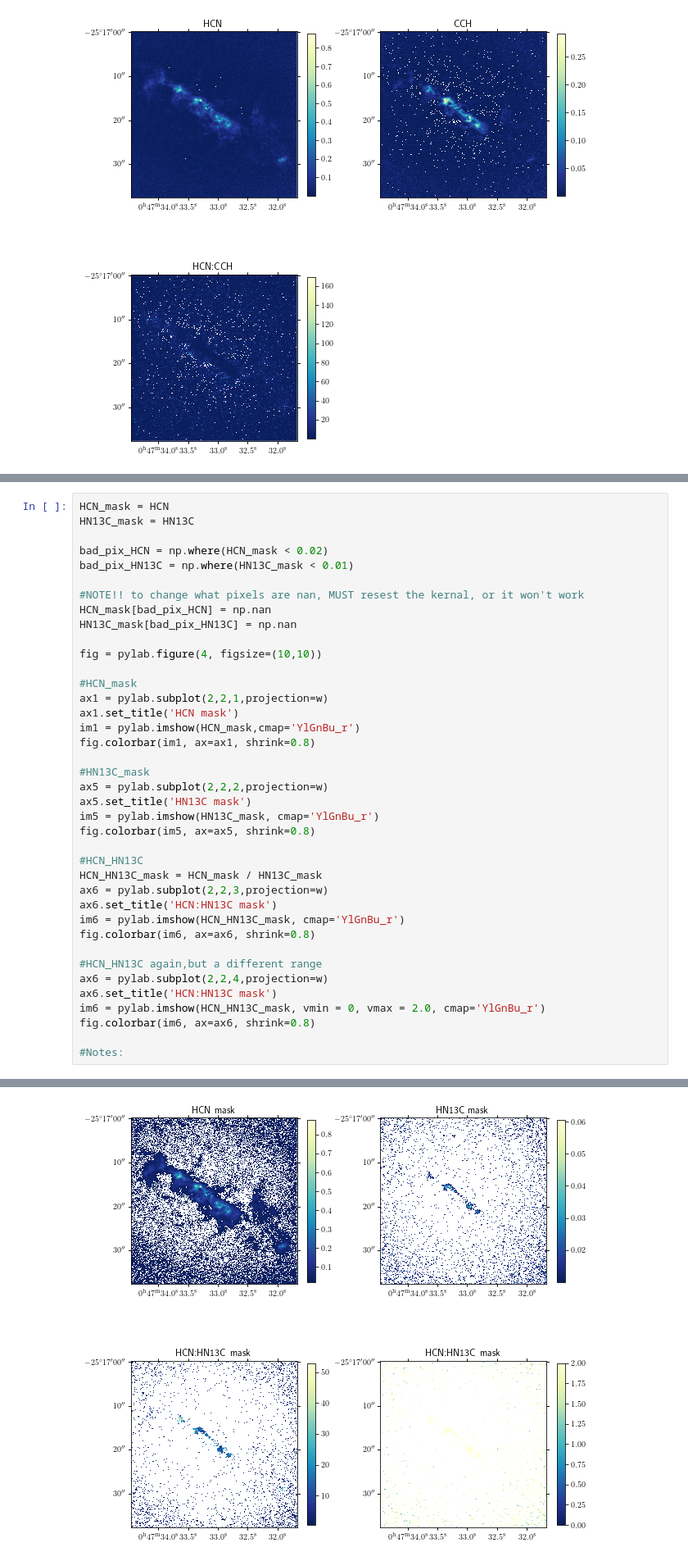
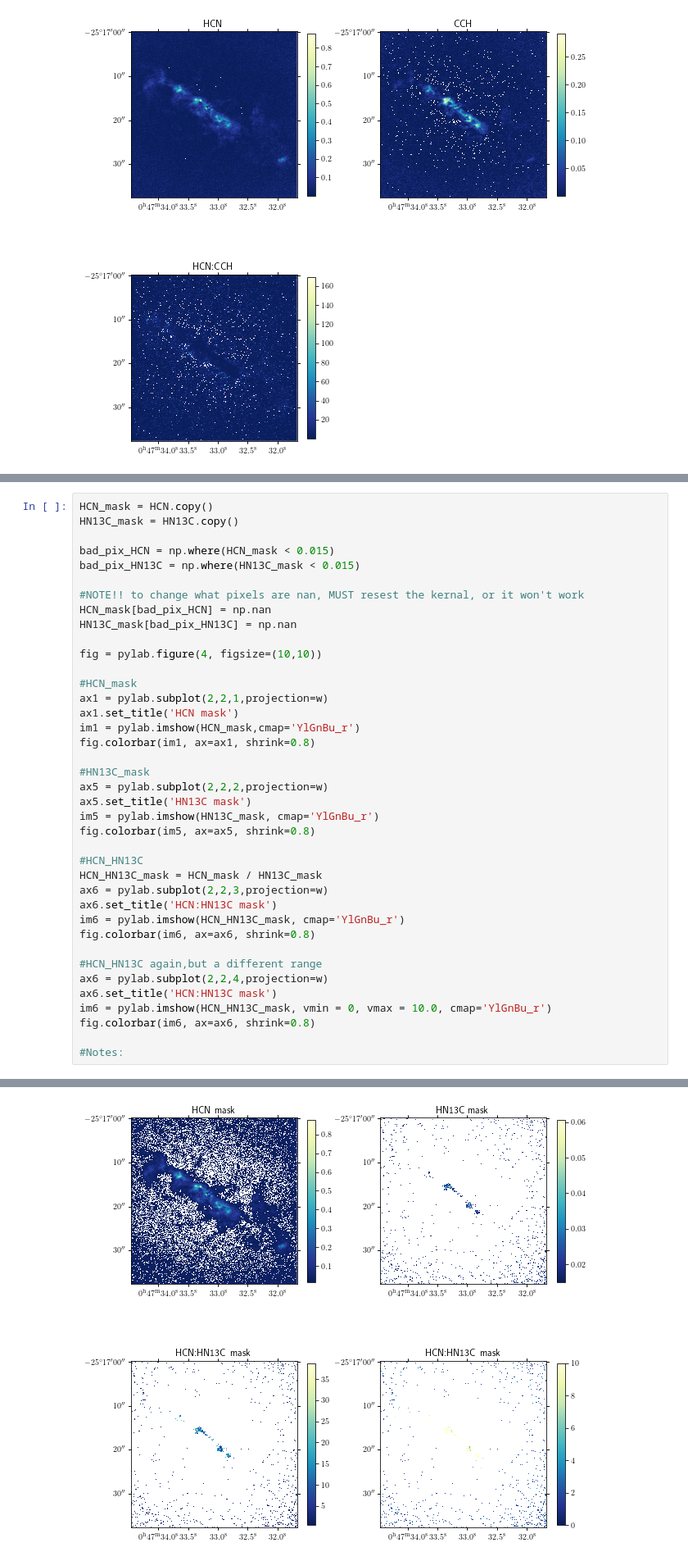
Before and after one commit to annadavidson/Summer-2020-Research, a Jupyter notebook: Noise Test for Ratio Maps.ipynb, the cells around one changed output, grey strips where cells are left out. Shown at 82% size. Cells and saved outputs as stored; diff of their text form.

```diff
--- a/Noise Test for Ratio Maps.ipynb
+++ b/Noise Test for Ratio Maps.ipynb
@@ -149,9 +149,9 @@ fig.colorbar(im6, ax=ax6, shrink=0.8)
 # %%
-HCN_mask = HCN
-HN13C_mask = HN13C
+HCN_mask = HCN.copy()
+HN13C_mask = HN13C.copy()
 
-bad_pix_HCN = np.where(HCN_mask < 0.02)
-bad_pix_HN13C = np.where(HN13C_mask < 0.01)
+bad_pix_HCN = np.where(HCN_mask < 0.015)
+bad_pix_HN13C = np.where(HN13C_mask < 0.015)
 
 #NOTE!! to change what pixels are nan, MUST resest the kernal, or it won't work
 HCN_mask[bad_pix_HCN] = np.nan
@@ -159,35 +159,35 @@ HN13C_mask[bad_pix_HN13C] = np.nan
 
 fig = pylab.figure(4, figsize=(10,10))
 
 #HCN_mask
 ax1 = pylab.subplot(2,2,1,projection=w)
 ax1.set_title('HCN mask')
 im1 = pylab.imshow(HCN_mask,cmap='YlGnBu_r')
 fig.colorbar(im1, ax=ax1, shrink=0.8)
 
 #HN13C_mask
 ax5 = pylab.subplot(2,2,2,projection=w)
 ax5.set_title('HN13C mask')
 im5 = pylab.imshow(HN13C_mask, cmap='YlGnBu_r')
 fig.colorbar(im5, ax=ax5, shrink=0.8)
 
 #HCN_HN13C
 HCN_HN13C_mask = HCN_mask / HN13C_mask
 ax6 = pylab.subplot(2,2,3,projection=w)
 ax6.set_title('HCN:HN13C mask')
 im6 = pylab.imshow(HCN_HN13C_mask, cmap='YlGnBu_r')
 fig.colorbar(im6, ax=ax6, shrink=0.8)
 
 #HCN_HN13C again,but a different range
 ax6 = pylab.subplot(2,2,4,projection=w)
 ax6.set_title('HCN:HN13C mask')
-im6 = pylab.imshow(HCN_HN13C_mask, vmin = 0, vmax = 2.0, cmap='YlGnBu_r')
+im6 = pylab.imshow(HCN_HN13C_mask, vmin = 0, vmax = 10.0, cmap='YlGnBu_r')
 fig.colorbar(im6, ax=ax6, shrink=0.8)
 
 #Notes:
 # %% [output]
 <matplotlib.colorbar.Colorbar at 0x...>
-[figure, old version]
+[figure, new version]
 # %%
 fig = pylab.figure(3, figsize=(10,10))
 
```
Also changed, not shown: parts of 8 cells of this notebook.
